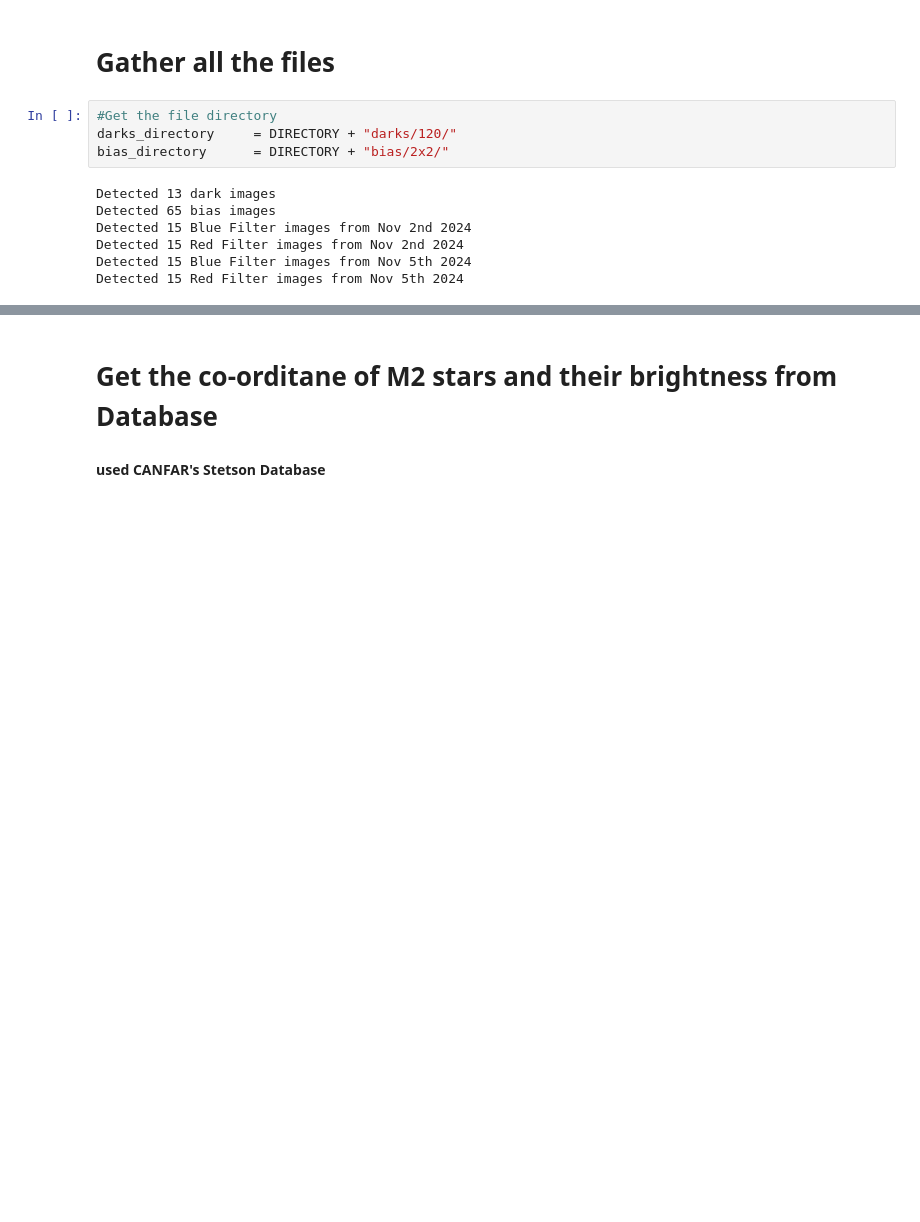
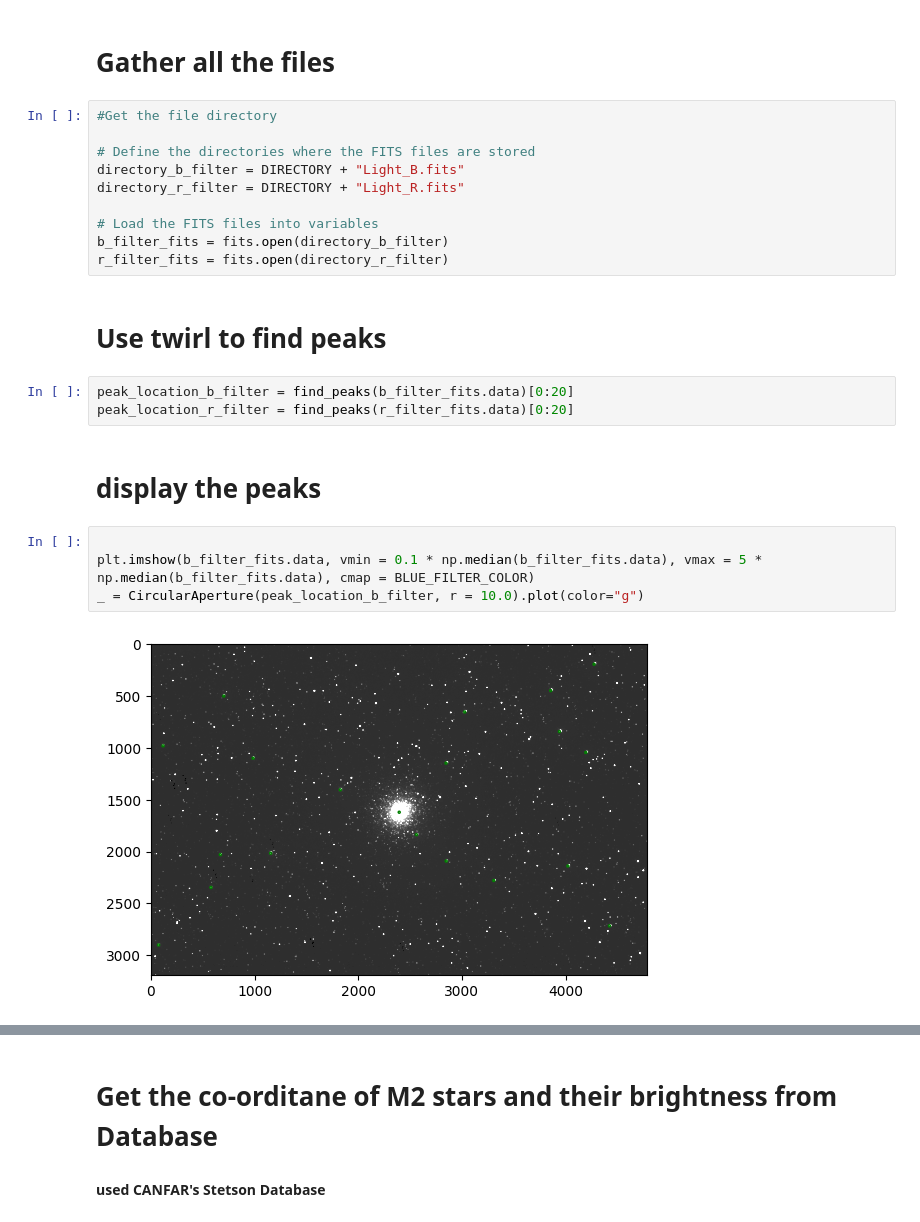
Before and after one commit to TheRealCass/Observing-M13, a Jupyter notebook: pipeline stage 2.ipynb, the cells around one changed output, grey strips where cells are left out. Saved outputs shown, nothing was run; the diff lists cells and outputs as text; blank space fills up the shorter version.

```diff
--- a/pipeline stage 2.ipynb
+++ b/pipeline stage 2.ipynb
@@ -49,14 +49,26 @@ DIRECTORY="m2/"
 # DIRECTORY="m13/"
 # %% [markdown]
 # Gather all the files
-# %%
-#Get the file directory
-darks_directory     = DIRECTORY + "darks/120/"
-bias_directory      = DIRECTORY + "bias/2x2/"
-# %% [output]
-Detected 13 dark images
-Detected 65 bias images
-Detected 15 Blue Filter images from Nov 2nd 2024
-Detected 15 Red Filter images from Nov 2nd 2024
-Detected 15 Blue Filter images from Nov 5th 2024
-Detected 15 Red Filter images from Nov 5th 2024
+# %%
+#Get the file directory
+
+# Define the directories where the FITS files are stored
+directory_b_filter = DIRECTORY + "Light_B.fits"
+directory_r_filter = DIRECTORY + "Light_R.fits"
+
+# Load the FITS files into variables
+b_filter_fits = fits.open(directory_b_filter)
+r_filter_fits = fits.open(directory_r_filter)
+# %% [markdown]
+# Use twirl to find peaks
+# %%
+peak_location_b_filter = find_peaks(b_filter_fits.data)[0:20]
+peak_location_r_filter = find_peaks(r_filter_fits.data)[0:20]
+# %% [markdown]
+# display the peaks
+# %%
+
+plt.imshow(b_filter_fits.data, vmin = 0.1 * np.median(b_filter_fits.data), vmax = 5 * np.median(b_filter_fits.data), cmap = BLUE_FILTER_COLOR)
+_ = CircularAperture(peak_location_b_filter, r = 10.0).plot(color="g")
+# %% [output]
+[figure, added]
```
Also changed, not shown: parts of 14 cells of this notebook.
